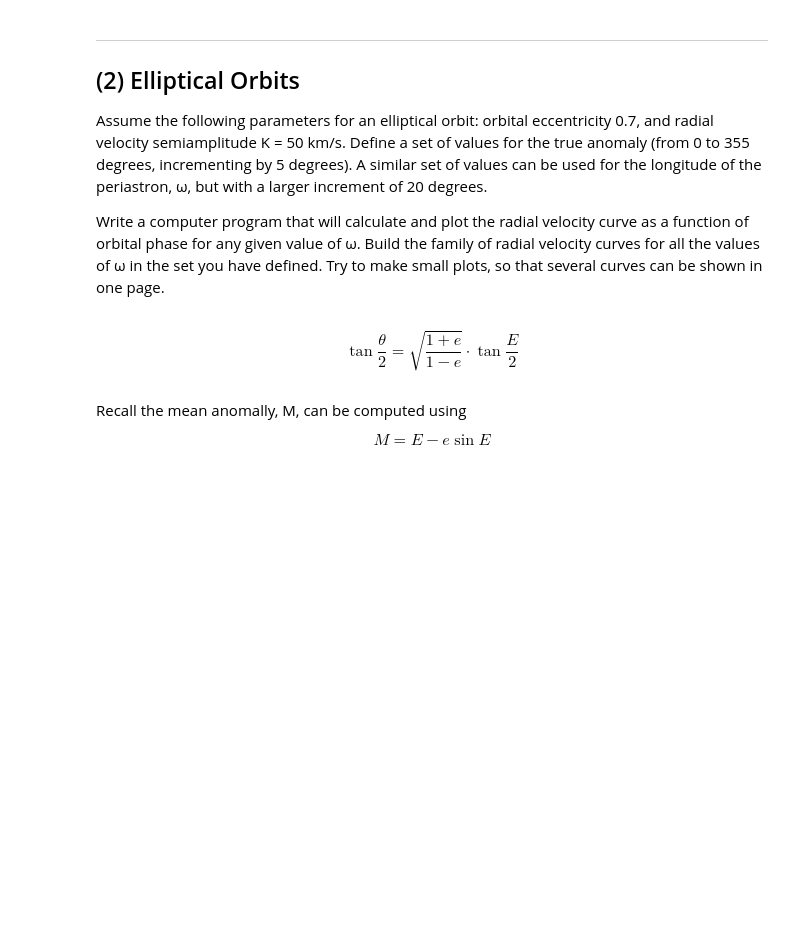
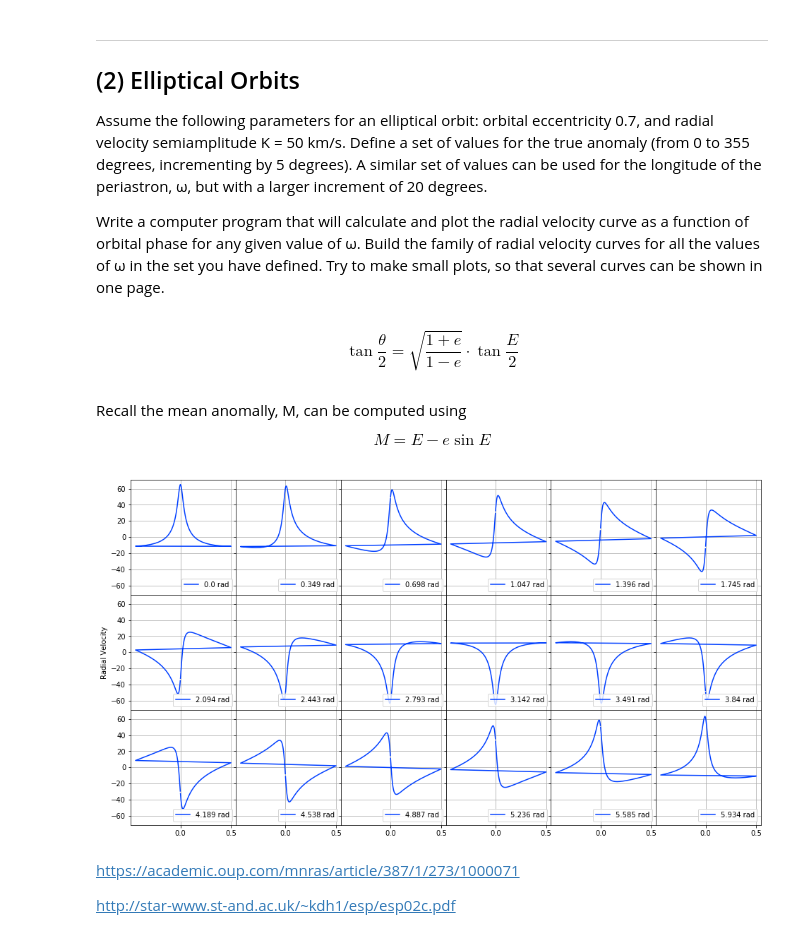
Before and after one commit to kaimibk/School, a Jupyter notebook: ASTR_423/A3/A3.ipynb, the cells around one changed output. Drawn from its saved outputs; the diff is of its cells as text; code cells hidden in the pictures; blank space fills up the shorter version.

```diff
--- a/ASTR_423/A3/A3.ipynb
+++ b/ASTR_423/A3/A3.ipynb
@@ -163,3 +163,42 @@ $$M=E-e\sin{E}$$
 E = 2.0*np.arctan(tan_E_2)
 
 M = E.value - e*np.sin(E.value)
+
+orbit_phase = M / (2*np.pi)
+# %%
+#def vr(theta, omega):
+#    global e
+#    return (const.G/const.h) * (np.sin(theta)*np.sin(omega) + (np.cos(theta)+e)*np.cos(omega))
+
+def vr(theta, omega):
+    global e
+    return (2*np.pi/(1-e)**(1.5)) * (np.cos(theta - omega)+e*np.cos(omega))
+# %%
+import matplotlib.pyplot as plt
+plt.style.use('seaborn-bright')
+# %%
+fig, axarr = plt.subplots(int(len(ω)/6), 6, figsize=(16, 9), sharex=True, sharey=True)
+
+#colors = plt.cm.cool(np.linspace(0, 1, len(ω)))
+
+k = 0
+
+for i in range(int(len(ω)/6)):
+    for j in range(6):
+        axarr[i, j].plot(orbit_phase, vr(true_anomaly, ω[k]), label=str(ω[k].round(3)))
+        axarr[i, j].grid()
+        axarr[i, j].legend(loc=4)
+
+        k += 1
+
+axarr[1, 0].set_ylabel('Radial Velocity')
+axarr[1, 0].set_ylabel('Radial Velocity')
+
+fig.subplots_adjust(hspace=0, wspace=0)
+plt.savefig('ω.png', dpi=300, bbox_inches='tight')
+# %% [output]
+[figure, added]
+# %% [markdown]
+https://academic.oup.com/mnras/article/387/1/273/1000071
+
+http://star-www.st-and.ac.uk/~kdh1/esp/esp02c.pdf
```
